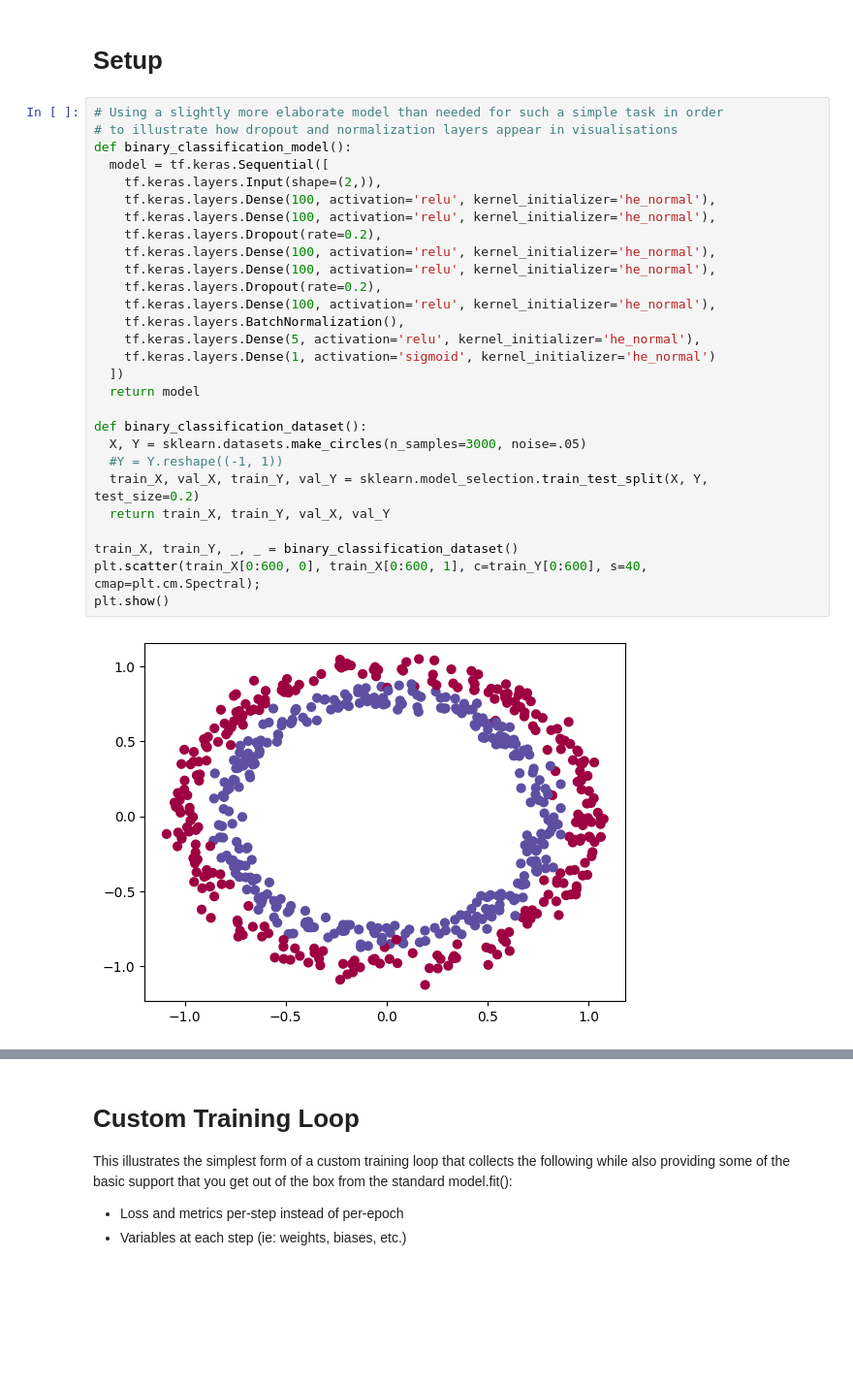
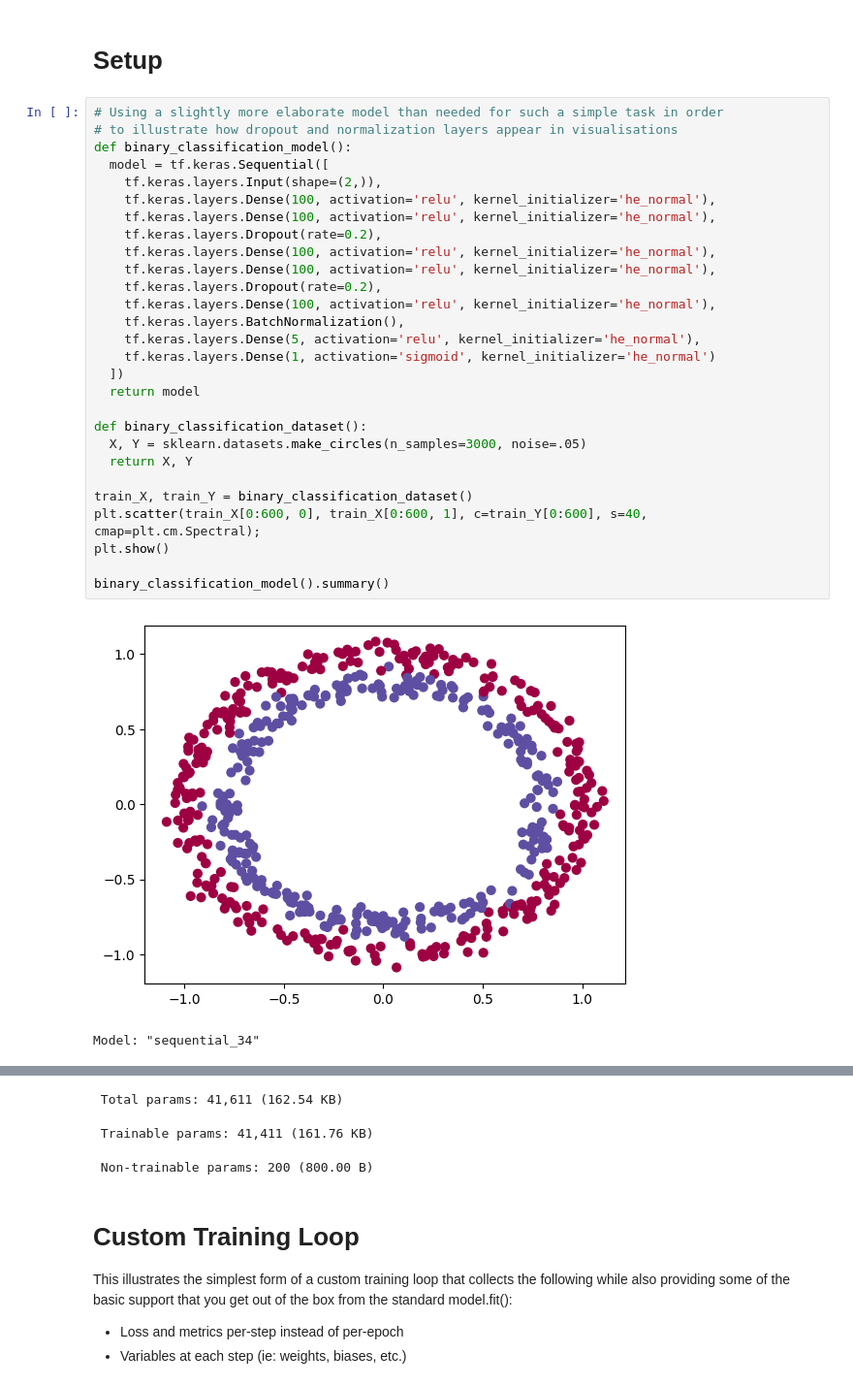
Before and after one commit to malcolmlett/training-instrumentation-toolkit, a Jupyter notebook: doc/blog-202503/better-visualizations.ipynb, the cells around one changed output, grey strips where cells are left out. Shown at 97% size. Drawn from its saved outputs; the diff is of its cells as text; blank space fills up the shorter version.

```diff
--- a/doc/blog-202503/better-visualizations.ipynb
+++ b/doc/blog-202503/better-visualizations.ipynb
@@ -70,30 +70,31 @@ Devices:    [PhysicalDevice(name='/physical_device:CPU:0', device_type='CPU'), P
 # %%
 # Using a slightly more elaborate model than needed for such a simple task in order
 # to illustrate how dropout and normalization layers appear in visualisations
 def binary_classification_model():
   model = tf.keras.Sequential([
     tf.keras.layers.Input(shape=(2,)),
     tf.keras.layers.Dense(100, activation='relu', kernel_initializer='he_normal'),
     tf.keras.layers.Dense(100, activation='relu', kernel_initializer='he_normal'),
     tf.keras.layers.Dropout(rate=0.2),
     tf.keras.layers.Dense(100, activation='relu', kernel_initializer='he_normal'),
     tf.keras.layers.Dense(100, activation='relu', kernel_initializer='he_normal'),
     tf.keras.layers.Dropout(rate=0.2),
     tf.keras.layers.Dense(100, activation='relu', kernel_initializer='he_normal'),
     tf.keras.layers.BatchNormalization(),
     tf.keras.layers.Dense(5, activation='relu', kernel_initializer='he_normal'),
     tf.keras.layers.Dense(1, activation='sigmoid', kernel_initializer='he_normal')
   ])
   return model
 
 def binary_classification_dataset():
   X, Y = sklearn.datasets.make_circles(n_samples=3000, noise=.05)
-  #Y = Y.reshape((-1, 1))
-  train_X, val_X, train_Y, val_Y = sklearn.model_selection.train_test_split(X, Y, test_size=0.2)
-  return train_X, train_Y, val_X, val_Y
+  return X, Y
 
-train_X, train_Y, _, _ = binary_classification_dataset()
+train_X, train_Y = binary_classification_dataset()
 plt.scatter(train_X[0:600, 0], train_X[0:600, 1], c=train_Y[0:600], s=40, cmap=plt.cm.Spectral);
 plt.show()
+
+binary_classification_model().summary()
 # %% [output]
-[figure, old version]
+[figure, new version]
+Model: "sequential_34"
@@ -100,3 +118,6 @@ plt.show()
+ Total params: 41,611 (162.54 KB)
+ Trainable params: 41,411 (161.76 KB)
+ Non-trainable params: 200 (800.00 B)
 # %% [markdown]
 # Custom Training Loop
 This illustrates the simplest form of a custom training loop that collects the following while also providing some of the basic support that you get out of the box from the standard model.fit():
```
Also changed, not shown: parts of 19 cells of this notebook.
